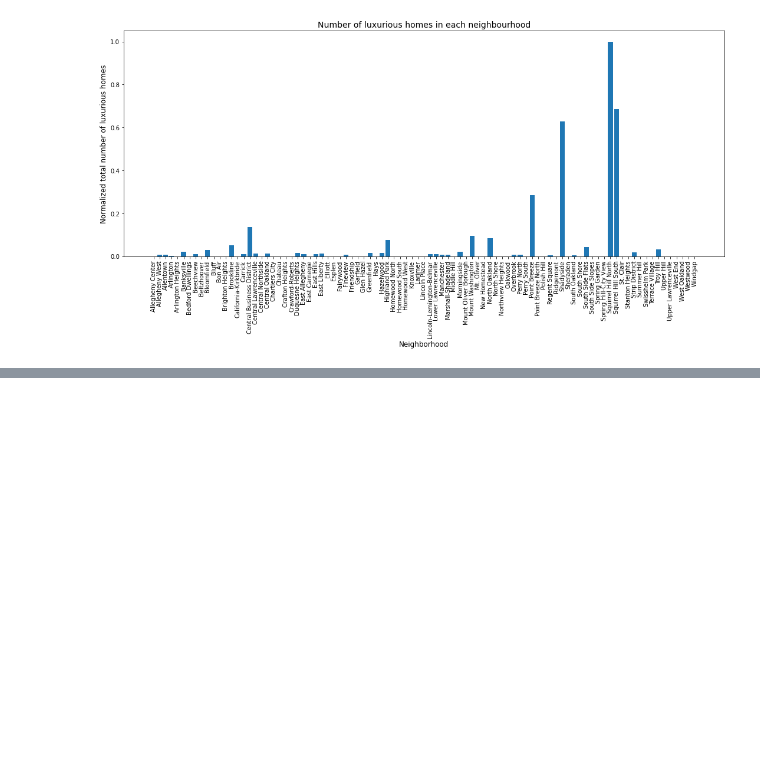
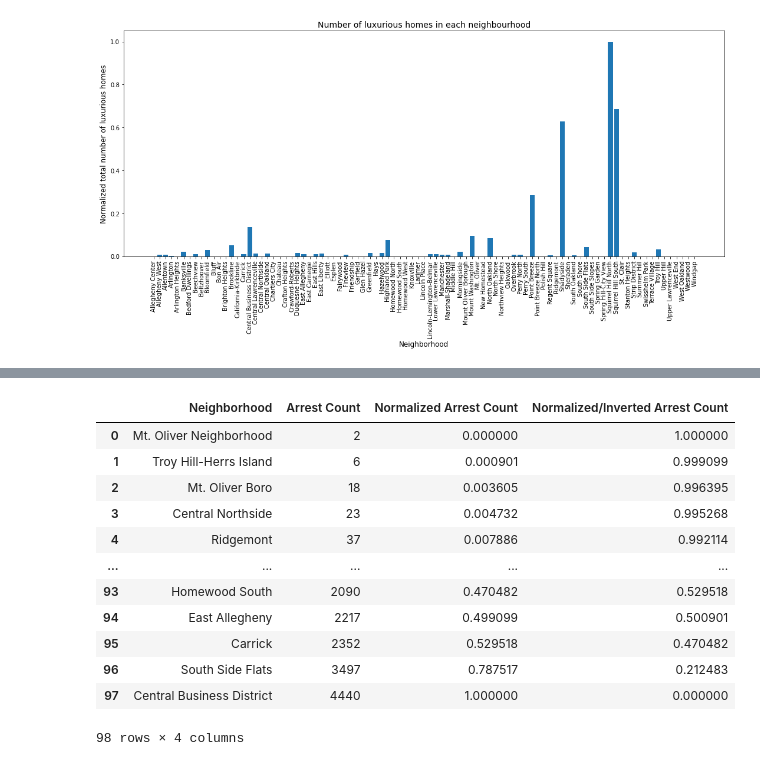
Before and after one commit to ItBeDaKang/CMPINF-0010-Final-Project, a Jupyter notebook: group_notebook.ipynb, the cells around one changed output, grey strips where cells are left out. Drawn from its saved outputs; the diff is of its cells as text; code cells hidden in the pictures; blank space fills up the shorter version.

```diff
--- a/group_notebook.ipynb
+++ b/group_notebook.ipynb
@@ -368,0 +377,5 @@ plt.show()
+# %%
+# Convert final series containing arrest data into a dataframe
+arrest_data = pd.concat([pd.Series(neighborhood_arrest_counts.index), pd.Series(neighborhood_arrest_counts.values)], axis = 1)
+arrest_data.columns = ["Neighborhood", "Arrest Count"]
+arrest_data
@@ -368,0 +396,19 @@ plt.show()
+# %%
+# Normalize and invert arrest count
+arrest_data["Normalized Arrest Count"] = (arrest_data['Arrest Count'] - arrest_data['Arrest Count'].min()) / (arrest_data['Arrest Count'].max() - arrest_data['Arrest Count'].min())
+arrest_data["Normalized/Inverted Arrest Count"] = 1 - arrest_data["Normalized Arrest Count"]
+arrest_data
+# %% [output]
+|  | Neighborhood | Arrest Count | Normalized Arrest Count | Normalized/Inverted Arrest Count |
+| 0 | Mt. Oliver Neighborhood | 2 | 0.000000 | 1.000000 |
+| 1 | Troy Hill-Herrs Island | 6 | 0.000901 | 0.999099 |
+| 2 | Mt. Oliver Boro | 18 | 0.003605 | 0.996395 |
+| 3 | Central Northside | 23 | 0.004732 | 0.995268 |
+| 4 | Ridgemont | 37 | 0.007886 | 0.992114 |
+| ... | ... | ... | ... | ... |
+| 93 | Homewood South | 2090 | 0.470482 | 0.529518 |
+| 94 | East Allegheny | 2217 | 0.499099 | 0.500901 |
+| 95 | Carrick | 2352 | 0.529518 | 0.470482 |
+| 96 | South Side Flats | 3497 | 0.787517 | 0.212483 |
+| 97 | Central Business District | 4440 | 1.000000 | 0.000000 |
+98 rows × 4 columns
```
Also changed, not shown: parts of 23 cells of this notebook.
